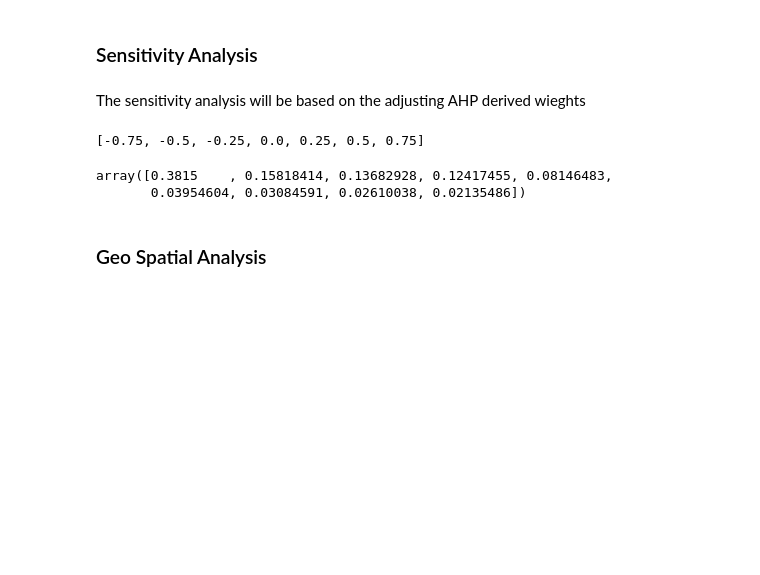
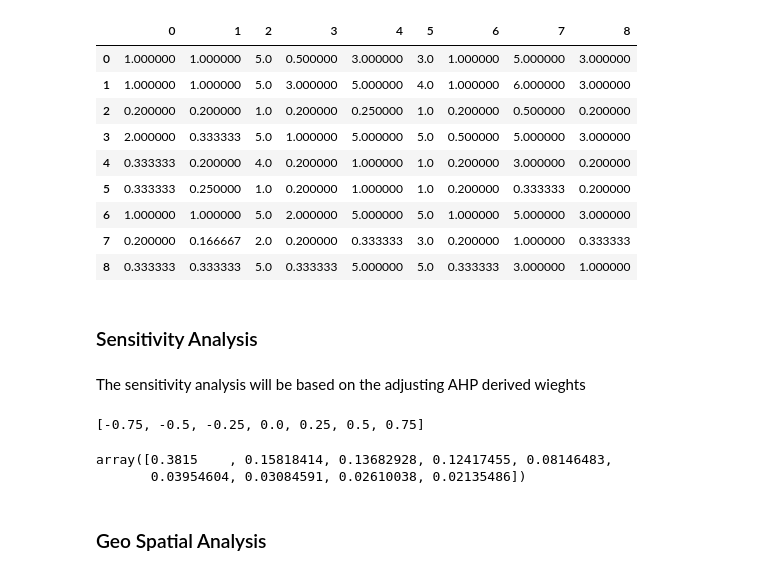
Before and after one commit to Auh3b/flood_shelter_sultability_research_unza, a Jupyter notebook: main.ipynb, the cells around one changed output. Drawn from its saved outputs; the diff is of its cells as text; code cells hidden in the pictures; blank space fills up the shorter version.

```diff
--- a/main.ipynb
+++ b/main.ipynb
@@ -27,6 +27,19 @@ shelter = ahpy.Compare(name='shelter', comparisons=cleaned,
                        precision=3, random_index='saaty')
 
 report = shelter.report()
+# %%
+pd.DataFrame(shelter._matrix)
+# %% [output]
+|  | 0 | 1 | 2 | 3 | 4 | 5 | 6 | 7 | 8 |
+| 0 | 1.000000 | 1.000000 | 5.0 | 0.500000 | 3.000000 | 3.0 | 1.000000 | 5.000000 | 3.000000 |
+| 1 | 1.000000 | 1.000000 | 5.0 | 3.000000 | 5.000000 | 4.0 | 1.000000 | 6.000000 | 3.000000 |
+| 2 | 0.200000 | 0.200000 | 1.0 | 0.200000 | 0.250000 | 1.0 | 0.200000 | 0.500000 | 0.200000 |
+| 3 | 2.000000 | 0.333333 | 5.0 | 1.000000 | 5.000000 | 5.0 | 0.500000 | 5.000000 | 3.000000 |
+| 4 | 0.333333 | 0.200000 | 4.0 | 0.200000 | 1.000000 | 1.0 | 0.200000 | 3.000000 | 0.200000 |
+| 5 | 0.333333 | 0.250000 | 1.0 | 0.200000 | 1.000000 | 1.0 | 0.200000 | 0.333333 | 0.200000 |
+| 6 | 1.000000 | 1.000000 | 5.0 | 2.000000 | 5.000000 | 5.0 | 1.000000 | 5.000000 | 3.000000 |
+| 7 | 0.200000 | 0.166667 | 2.0 | 0.200000 | 0.333333 | 3.0 | 0.200000 | 1.000000 | 0.333333 |
+| 8 | 0.333333 | 0.333333 | 5.0 | 0.333333 | 5.000000 | 5.0 | 0.333333 | 3.000000 | 1.000000 |
 # %%
 with open('ahp_report.json', 'w') as rep:
     rep.write(json.dumps(report))
```
Also changed, not shown: parts of 4 cells of this notebook, 11 other files.
